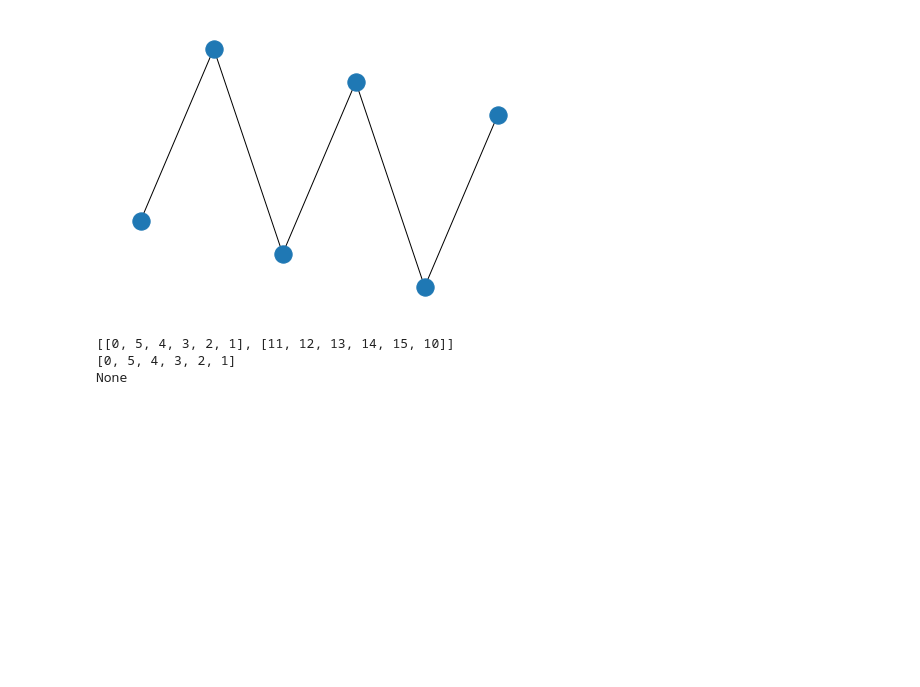
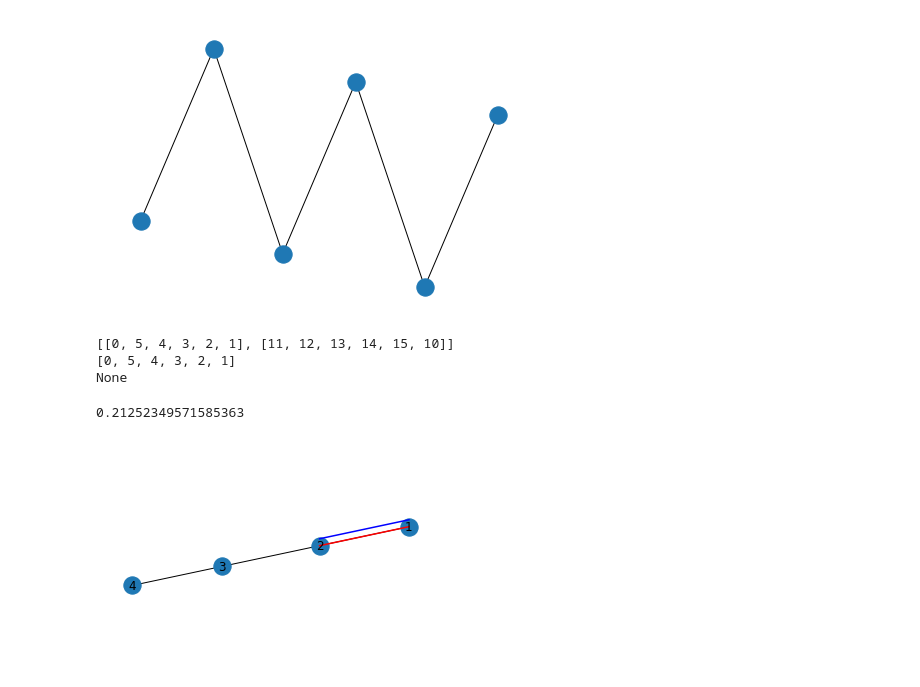
Before and after one commit to schulz-helena/soliton-implementation, a Jupyter notebook: framework-tests/frameworks.ipynb, the cells around one changed output. Saved outputs shown, nothing was run; the diff lists cells and outputs as text; code cells hidden in the pictures; blank space fills up the shorter version.

Commit message:
testing way to draw double edge with pyplot

```diff
--- a/framework-tests/frameworks.ipynb
+++ b/framework-tests/frameworks.ipynb
@@ -253,3 +253,53 @@ print(getRingForAtom(rings, 8))
 [[0, 5, 4, 3, 2, 1], [11, 12, 13, 14, 15, 10]]
 [0, 5, 4, 3, 2, 1]
 None
+# %%
+import networkx as nx
+import matplotlib.pyplot as plt
+
+plt.axis('equal')
+
+G = nx.Graph()
+G.add_edge(1,2)
+G.add_edge(2,3)
+G.add_edge(3,4)
+pos = nx.spring_layout(G)
+nx.draw(G, pos, with_labels=True)
+
+coord1 = pos[1]
+coord2 = pos[2]
+
+'''x1 = coord1[0]
+y1 = coord1[1]
+x2 = coord2[0]
+y2 = coord2[1]
+plt.plot([x1,x2],[y1,y2], color = 'red')'''
+
+x_values = [coord1[0], coord2[0]]
+y_values = [coord1[1], coord2[1]]
+plt.plot(x_values, y_values, color = 'red')
+#plt.plot(x1, y1, marker="o", markersize=20, markeredgecolor="red", markerfacecolor="green")
+#plt.plot(x2, y2, marker="o", markersize=20, markeredgecolor="red", markerfacecolor="green")
+
+#node_distances = pdist((coord1,coord2), 'euclidean')
+#print(node_distances)
+
+dx = x_values[1]- x_values[0]
+dy = y_values[1]- y_values[0]
+slope = dy/dx
+print(slope)
+
+#0.05 (the value that is added) is just some value for now, could be chosen better maybe
+if (abs(slope) >= 1):
+    x_values = [coord1[0]+0.05, coord2[0]+0.05]
+    y_values = [coord1[1], coord2[1]]
+    plt.plot(x_values, y_values, color = 'blue')
+else:
+    x_values = [coord1[0], coord2[0]]
+    y_values = [coord1[1]+0.05, coord2[1]+0.05]
+    plt.plot(x_values, y_values, color = 'blue')
+
+plt.show()
+# %% [output]
+0.21252349571585363
+[figure, added]
```
Also changed, not shown: parts of 2 cells of this notebook.
